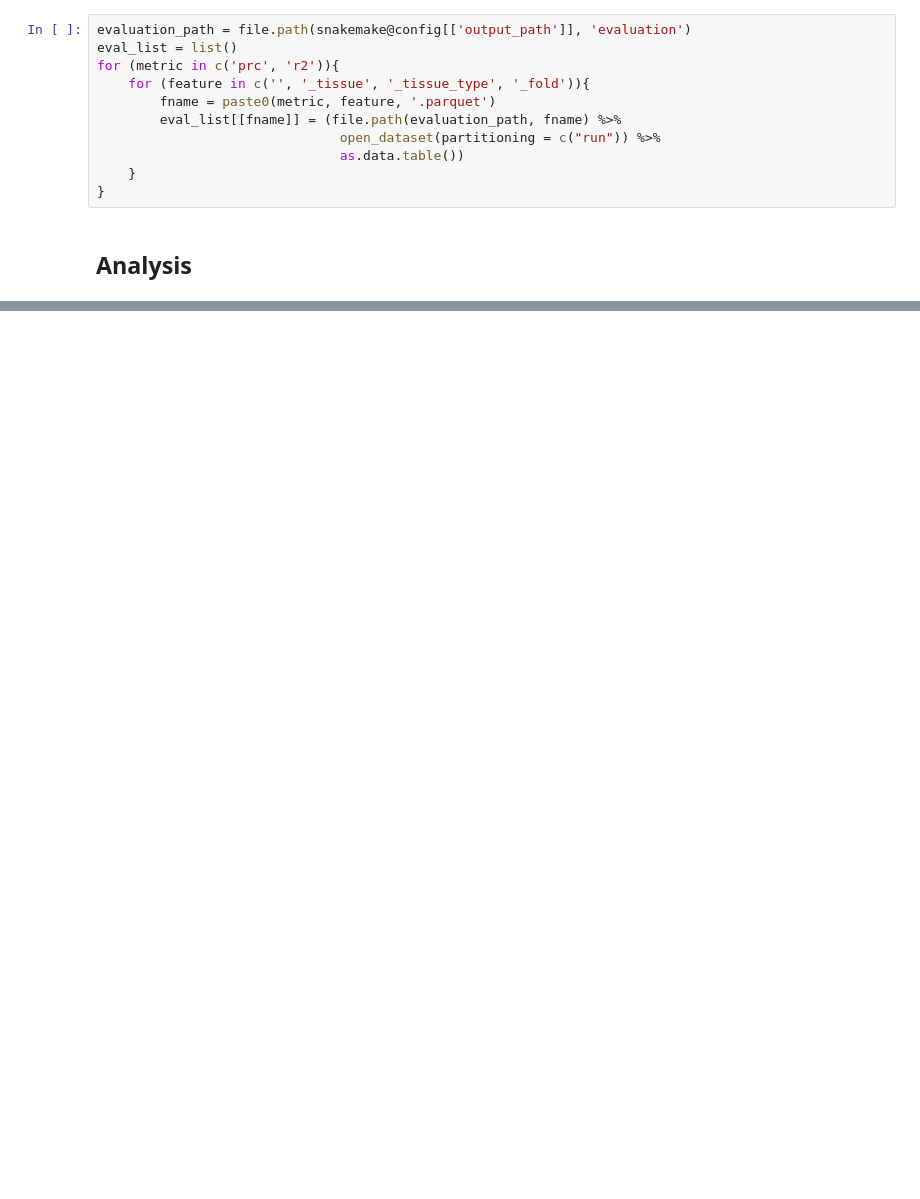
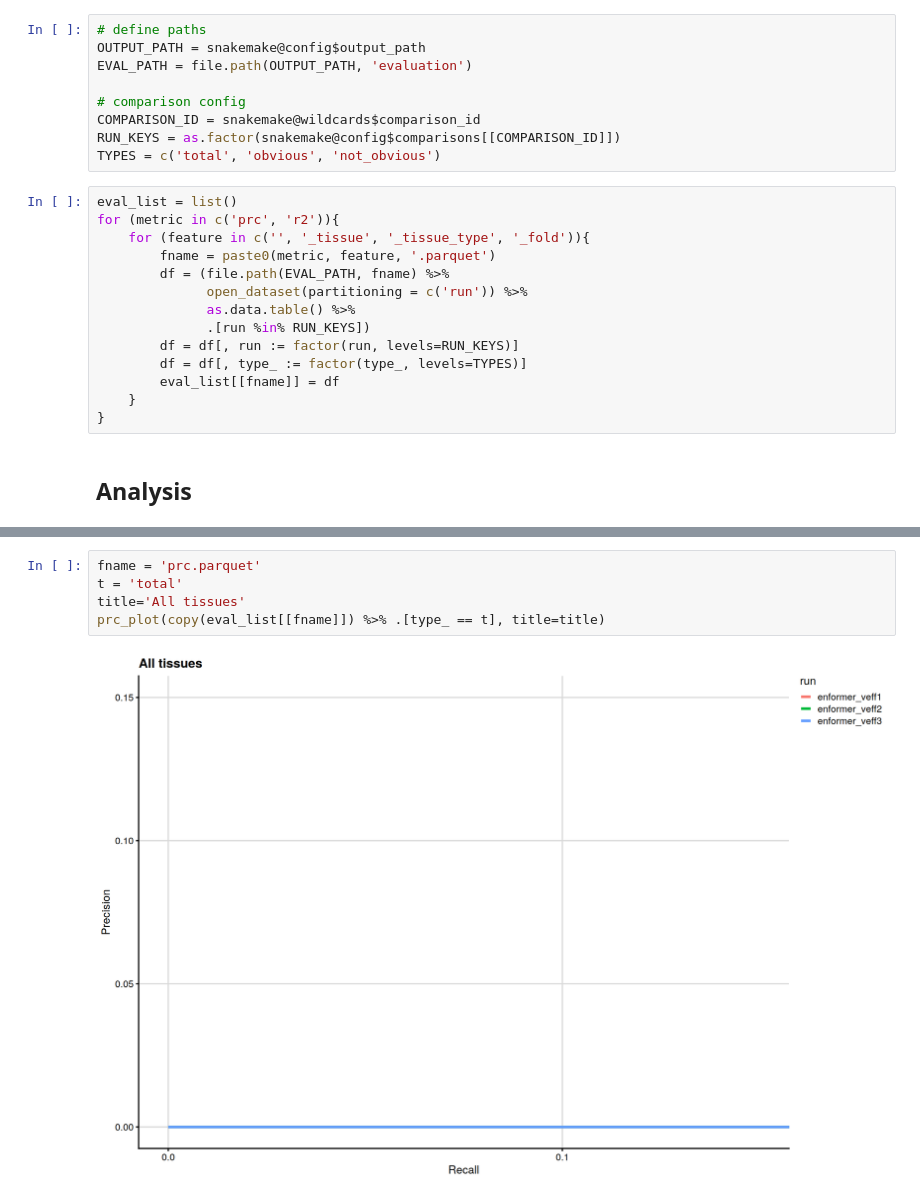
Before and after one commit to gtsitsiridis/kipoi_veff_analysis, a Jupyter notebook: workflow/notebooks/comparison.r.ipynb, the cells around one changed output, grey strips where cells are left out. Saved outputs shown, nothing was run; the diff lists cells and outputs as text; blank space fills up the shorter version.

Commit message:
new comparison notebook

```diff
--- a/workflow/notebooks/comparison.r.ipynb
+++ b/workflow/notebooks/comparison.r.ipynb
@@ -75,12 +79,24 @@ THEME = theme_cowplot(font_size = FONTSIZE, font_family = 'Helvetica') + theme(p
+# %%
+# define paths
+OUTPUT_PATH = snakemake@config$output_path
+EVAL_PATH = file.path(OUTPUT_PATH, 'evaluation')
+
+# comparison config
+COMPARISON_ID = snakemake@wildcards$comparison_id
+RUN_KEYS = as.factor(snakemake@config$comparisons[[COMPARISON_ID]])
+TYPES = c('total', 'obvious', 'not_obvious')
 # %%
-evaluation_path = file.path(snakemake@config[['output_path']], 'evaluation')
 eval_list = list()
 for (metric in c('prc', 'r2')){
     for (feature in c('', '_tissue', '_tissue_type', '_fold')){
         fname = paste0(metric, feature, '.parquet')
-        eval_list[[fname]] = (file.path(evaluation_path, fname) %>%
-                               open_dataset(partitioning = c("run")) %>%
-                               as.data.table())
+        df = (file.path(EVAL_PATH, fname) %>%
+              open_dataset(partitioning = c('run')) %>%
+              as.data.table() %>%
+              .[run %in% RUN_KEYS])
+        df = df[, run := factor(run, levels=RUN_KEYS)]
+        df = df[, type_ := factor(type_, levels=TYPES)]
+        eval_list[[fname]] = df
     }
 }
 # %% [markdown]
@@ -140,0 +185,7 @@ types = c('total', 'obvious', 'not_obvious')
+# %%
+fname = 'prc.parquet'
+t = 'total'
+title='All tissues'
+prc_plot(copy(eval_list[[fname]]) %>% .[type_ == t], title=title)
+# %% [output]
+[figure, added]
```
Also changed, not shown: parts of 23 cells of this notebook, 1 other file.
